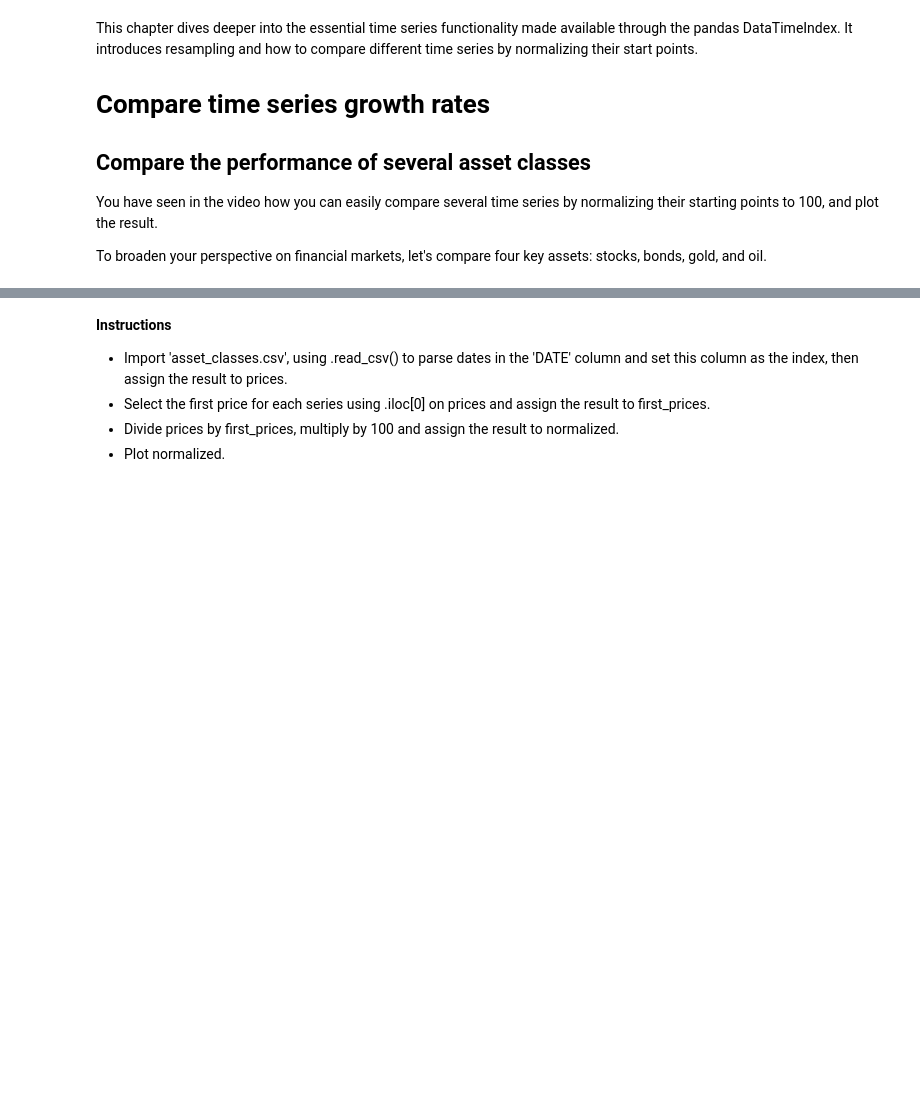
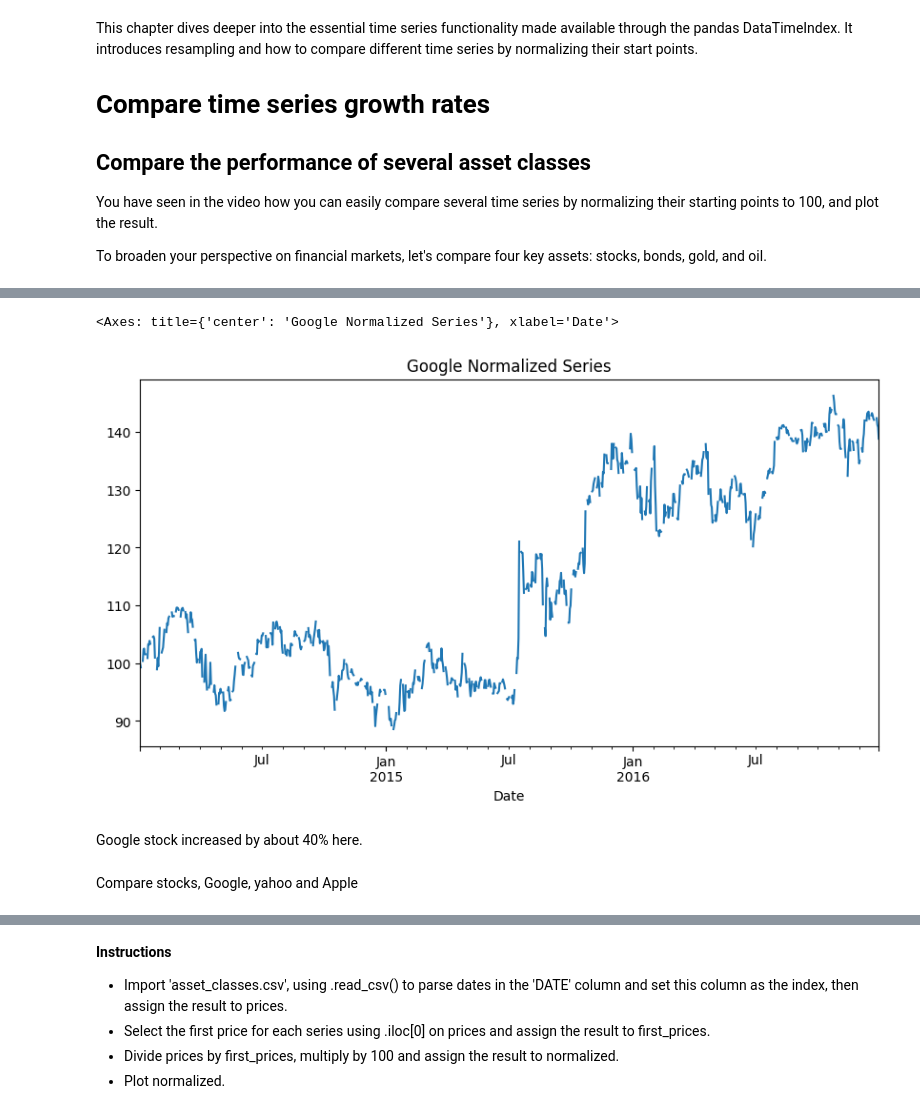
Before and after one commit to Aduzona/Machine_Learning, a Jupyter notebook: 14_Time_Series_with_Python/1_Manipulating_Time_Series_Data_in_Python/2_Basic_Time_Series_Metrics_&_Resampling/Basic_Time_Series_Metrics_&_Resampling.ipynb, the cells around one changed output, grey strips where cells are left out. Cells and saved outputs as stored; diff of their text form; code cells hidden in the pictures; blank space fills up the shorter version.

```diff
--- a/14_Time_Series_with_Python/1_Manipulating_Time_Series_Data_in_Python/2_Basic_Time_Series_Metrics_&_Resampling/Basic_Time_Series_Metrics_&_Resampling.ipynb
+++ b/14_Time_Series_with_Python/1_Manipulating_Time_Series_Data_in_Python/2_Basic_Time_Series_Metrics_&_Resampling/Basic_Time_Series_Metrics_&_Resampling.ipynb
@@ -16,0 +30,3 @@ plt.rcParams['figure.figsize'] = (10, 5)
+# %%
+google=pd.read_csv('../stock_data/google.csv',parse_dates=['Date'], index_col='Date')
+google.head(3)
@@ -16,0 +43,3 @@ plt.rcParams['figure.figsize'] = (10, 5)
+# %%
+first_price =google.Close.iloc[0]
+first_price
@@ -16,0 +50,3 @@ plt.rcParams['figure.figsize'] = (10, 5)
+# %%
+normalized = google.Close.div(first_price).mul(100)
+normalized
@@ -16,0 +67,9 @@ plt.rcParams['figure.figsize'] = (10, 5)
+# %%
+normalized.plot(title='Google Normalized Series')
+# %% [output]
+<Axes: title={'center': 'Google Normalized Series'}, xlabel='Date'>
+[figure, added]
+# %% [markdown]
+Google stock increased by about 40% here.
+# %% [markdown]
+Compare stocks, Google, yahoo and Apple
```
Also changed, not shown: parts of 113 cells of this notebook, 31 other files.
